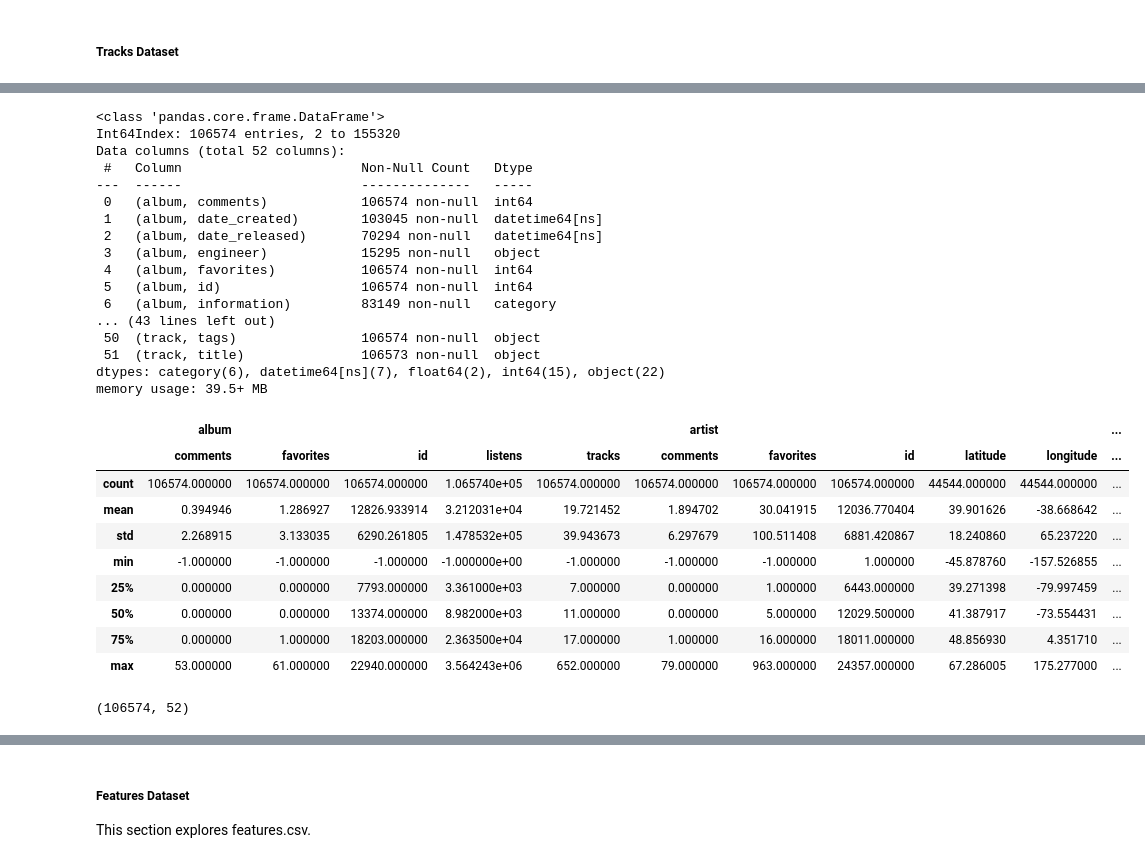
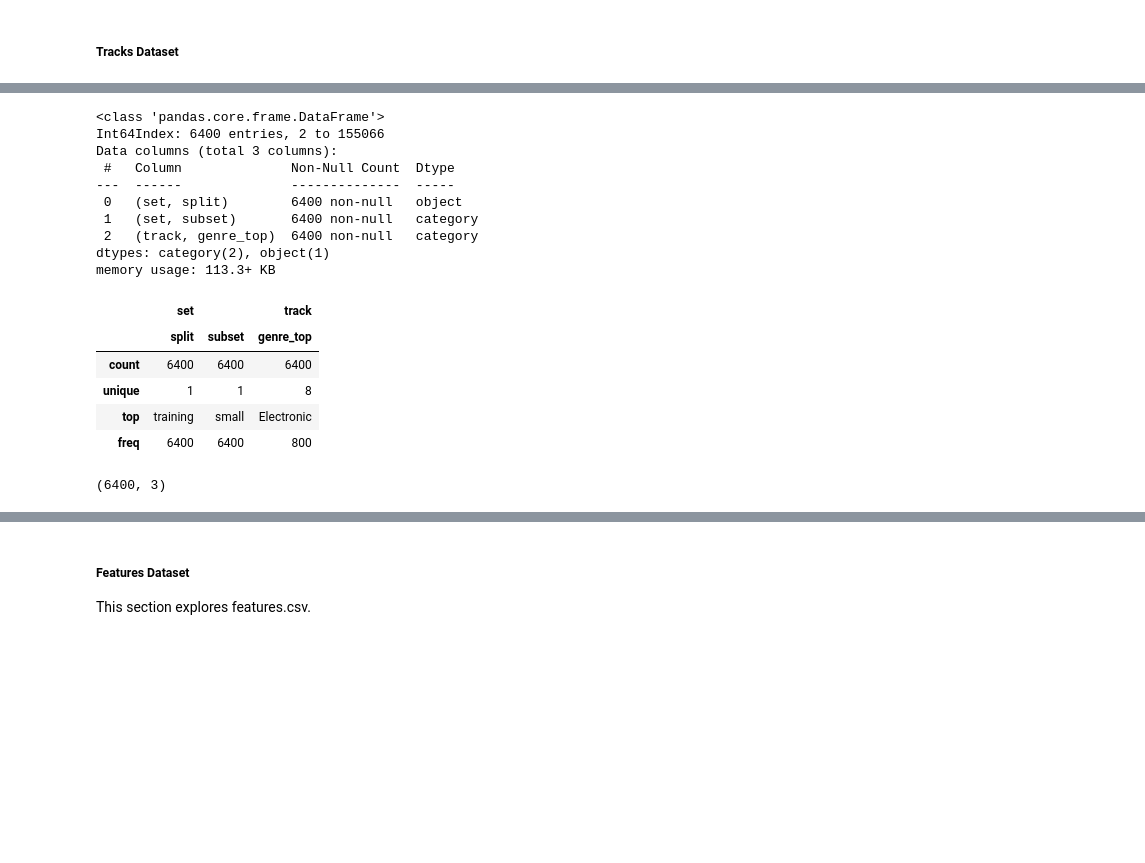
Before and after one commit to GUOliver/COMP9444-Group-Project, a Jupyter notebook: main.ipynb, the cells around one changed output, grey strips where cells are left out. Cells and saved outputs as stored; diff of their text form; code cells hidden in the pictures; blank space fills up the shorter version.

```diff
--- a/main.ipynb
+++ b/main.ipynb
@@ -117,14 +120,10 @@ def load(filepath):
         return tracks
 # %%
 # Load data from 3 FMA files which comprise the raw dataset.
-input_path = 'input/fma_metadata'
-tracks = load(f'{input_path}/tracks.csv')
-features = load(f'{input_path}/features.csv')
-echonest = load(f'{input_path}/echonest.csv')
-
-# path for all the audio data
-root_path = 'input/fma_small'
+df_tracks = load(f'{INPUT_DIR}/fma_metadata/tracks.csv')
+df_features = load(f'{INPUT_DIR}/fma_metadata/features.csv')
+df_echonest = load(f'{INPUT_DIR}/fma_metadata/echonest.csv')
 
 # Check matching dimension
-np.testing.assert_array_equal(features.index, tracks.index)
-assert echonest.index.isin(tracks.index).all()
+np.testing.assert_array_equal(df_features.index, df_tracks.index)
+assert df_echonest.index.isin(df_tracks.index).all()
@@ -167,15 +151,13 @@ This sub-section aims to gain a general understanding of the raw data.
 # and test sets and only exploring training data, we aim to avoid stumbling upon
 # interesting test set patterns which could bias optimistic generalization error estimates.
 
-df_tracks_filtered = tracks[[
+# Create track dataframe containing only the necessary columns, then filter music tracks to only
+# those pertaining to fma_small
+df_tracks_filtered = df_tracks[[
     ('set', 'split'),
     ('set', 'subset'),
     ('track', 'genre_top'),
 ]]
 df_tracks_filtered = df_tracks_filtered[df_tracks_filtered[('set', 'subset')] == 'small']
-df_tracks_train = df_tracks_filtered[df_tracks_filtered[('set', 'split')] == 'training']
-df_tracks_validation = df_tracks_filtered[df_tracks_filtered[('set', 'split')] == 'validation']
-df_tracks_testing = df_tracks_filtered[df_tracks_filtered[('set', 'split')] == 'test']
-
-df_tracks_train, df_tracks_validation, df_tracks_testing
+df_tracks_filtered
 # %% [output]
@@ -200,42 +220,31 @@ df_tracks_train, df_tracks_validation, df_tracks_testing
 # Shows that FMA features in tracks.csv are organised in a top and sub property
 # hierarchy, arranged as tuples.
 # e.g album has "sub-features" comments, date_created, ..., tags, etc
-tracks.info()
+df_tracks_train.info()
 # %% [output]
 <class 'pandas.core.frame.DataFrame'>
-Int64Index: 106574 entries, 2 to 155320
-Data columns (total 52 columns):
- #   Column                       Non-Null Count   Dtype
----  ------                       --------------   -----
- 0   (album, comments)            106574 non-null  int64
- 1   (album, date_created)        103045 non-null  datetime64[ns]
- 2   (album, date_released)       70294 non-null   datetime64[ns]
- 3   (album, engineer)            15295 non-null   object
- 4   (album, favorites)           106574 non-null  int64
- 5   (album, id)                  106574 non-null  int64
- 6   (album, information)         83149 non-null   category
-... (43 lines left out)
- 50  (track, tags)                106574 non-null  object
- 51  (track, title)               106573 non-null  object
-dtypes: category(6), datetime64[ns](7), float64(2), int64(15), object(22)
-memory usage: 39.5+ MB
+Int64Index: 6400 entries, 2 to 155066
+Data columns (total 3 columns):
+ #   Column              Non-Null Count  Dtype
+---  ------              --------------  -----
+ 0   (set, split)        6400 non-null   object
+ 1   (set, subset)       6400 non-null   category
+ 2   (track, genre_top)  6400 non-null   category
+dtypes: category(2), object(1)
+memory usage: 113.3+ KB
 # %%
-tracks.describe()
+df_tracks_train.describe()
 # %% [output]
-|  | album |  |  |  |  | artist |  |  |  |  | ... |
-|  | comments | favorites | id | listens | tracks | comments | favorites | id | latitude | longitude | ... |
-| count | 106574.000000 | 106574.000000 | 106574.000000 | 1.065740e+05 | 106574.000000 | 106574.000000 | 106574.000000 | 106574.000000 | 44544.000000 | 44544.000000 | ... |
-| mean | 0.394946 | 1.286927 | 12826.933914 | 3.212031e+04 | 19.721452 | 1.894702 | 30.041915 | 12036.770404 | 39.901626 | -38.668642 | ... |
-| std | 2.268915 | 3.133035 | 6290.261805 | 1.478532e+05 | 39.943673 | 6.297679 | 100.511408 | 6881.420867 | 18.240860 | 65.237220 | ... |
-| min | -1.000000 | -1.000000 | -1.000000 | -1.000000e+00 | -1.000000 | -1.000000 | -1.000000 | 1.000000 | -45.878760 | -157.526855 | ... |
-| 25% | 0.000000 | 0.000000 | 7793.000000 | 3.361000e+03 | 7.000000 | 0.000000 | 1.000000 | 6443.000000 | 39.271398 | -79.997459 | ... |
-| 50% | 0.000000 | 0.000000 | 13374.000000 | 8.982000e+03 | 11.000000 | 0.000000 | 5.000000 | 12029.500000 | 41.387917 | -73.554431 | ... |
-| 75% | 0.000000 | 1.000000 | 18203.000000 | 2.363500e+04 | 17.000000 | 1.000000 | 16.000000 | 18011.000000 | 48.856930 | 4.351710 | ... |
-| max | 53.000000 | 61.000000 | 22940.000000 | 3.564243e+06 | 652.000000 | 79.000000 | 963.000000 | 24357.000000 | 67.286005 | 175.277000 | ... |
+|  | set |  | track |
+|  | split | subset | genre_top |
+| count | 6400 | 6400 | 6400 |
+| unique | 1 | 1 | 8 |
+| top | training | small | Electronic |
+| freq | 6400 | 6400 | 800 |
 # %%
 # 8000 tracks, 52 properties
-tracks.shape
+df_tracks_train.shape
 # %% [output]
-(106574, 52)
+(6400, 3)
 # %%
 # Show general structure, values and data types of properties for each track.
```
Also changed, not shown: parts of 52 cells of this notebook.
